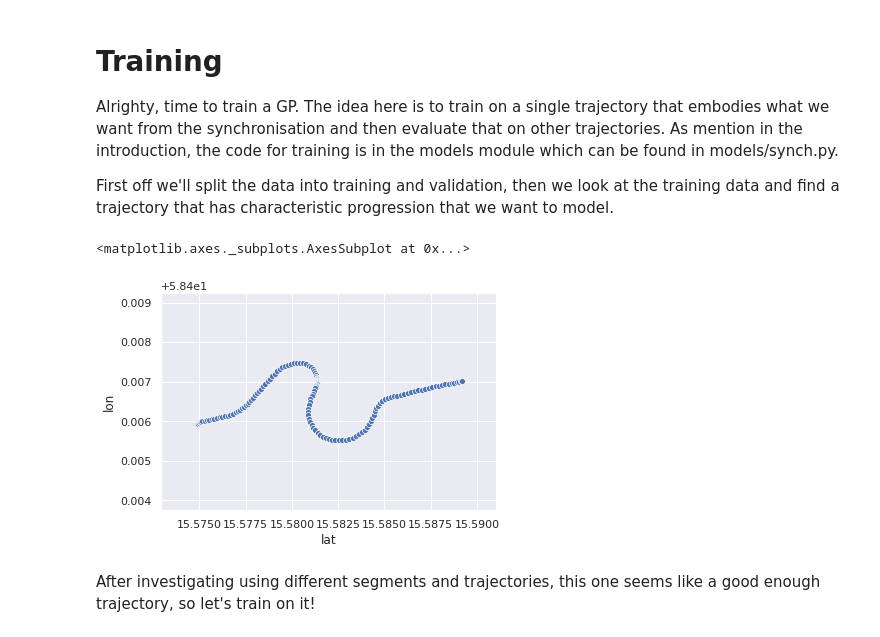
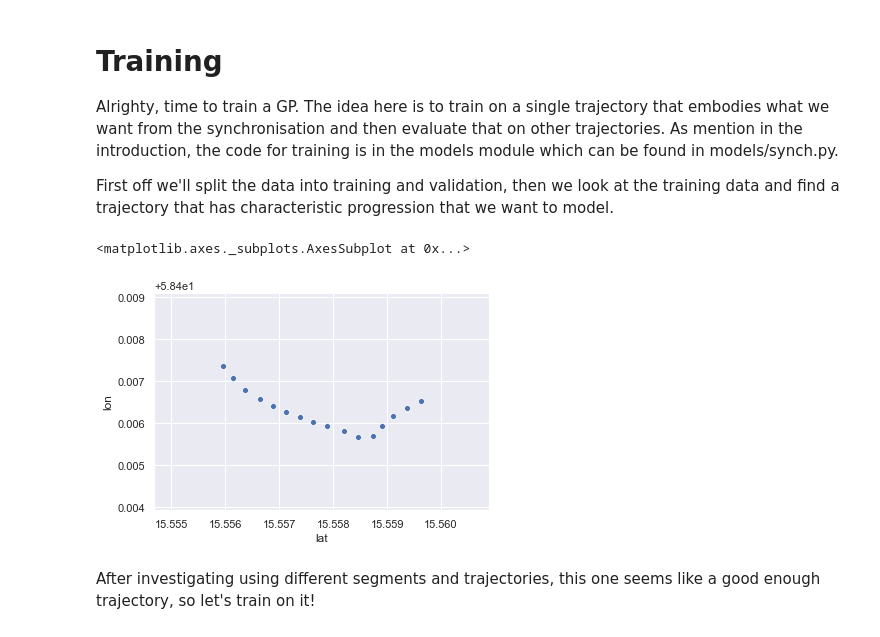
Before and after one commit to M20190649/TDDE19-bus-arrival-time, a Jupyter notebook: GP/Arrival Time Prediction 3 - Synchronisation.ipynb, the cells around one changed output. Cells and saved outputs as stored; diff of their text form; code cells hidden in the pictures.

```diff
--- a/GP/Arrival Time Prediction 3 - Synchronisation.ipynb
+++ b/GP/Arrival Time Prediction 3 - Synchronisation.ipynb
@@ -144,23 +148,23 @@ First off we'll split the data into training and validation, then we look at the
 # %%
 from models import synch
 np.random.seed(1)
 n_trajs = 100 # Use only a small amount of trajectories to save time
-seg_n = 9
-traj_n = 16
+seg_n = 5
+traj_n = 5
 
 data = pd.read_pickle('train.pkl')
 data = data[(data.traj < n_trajs) & (data.seg == seg_n)]
 n_trajs = int(data.traj.max())
 n_train = round(n_trajs*0.8)
 train_ixs = np.random.randint(0, n_trajs-1, n_train)
 train = data[data.traj.transform(lambda x: x in train_ixs)]
 valid = data[data.traj.transform(lambda x: x not in train_ixs)]
 train_traj = train[train.traj == traj_n]
 valid_trajs = valid
 sns.scatterplot(x="lat", y="lon", data=train_traj)
 # %% [output]
 <matplotlib.axes._subplots.AxesSubplot at 0x...>
-[figure, old version]
+[figure, new version]
 # %% [markdown]
 After investigating using different segments and trajectories, this one seems like a good enough trajectory, so let's train on it!
 # %%
```
Also changed, not shown: parts of 29 cells of this notebook, 1 other file.
